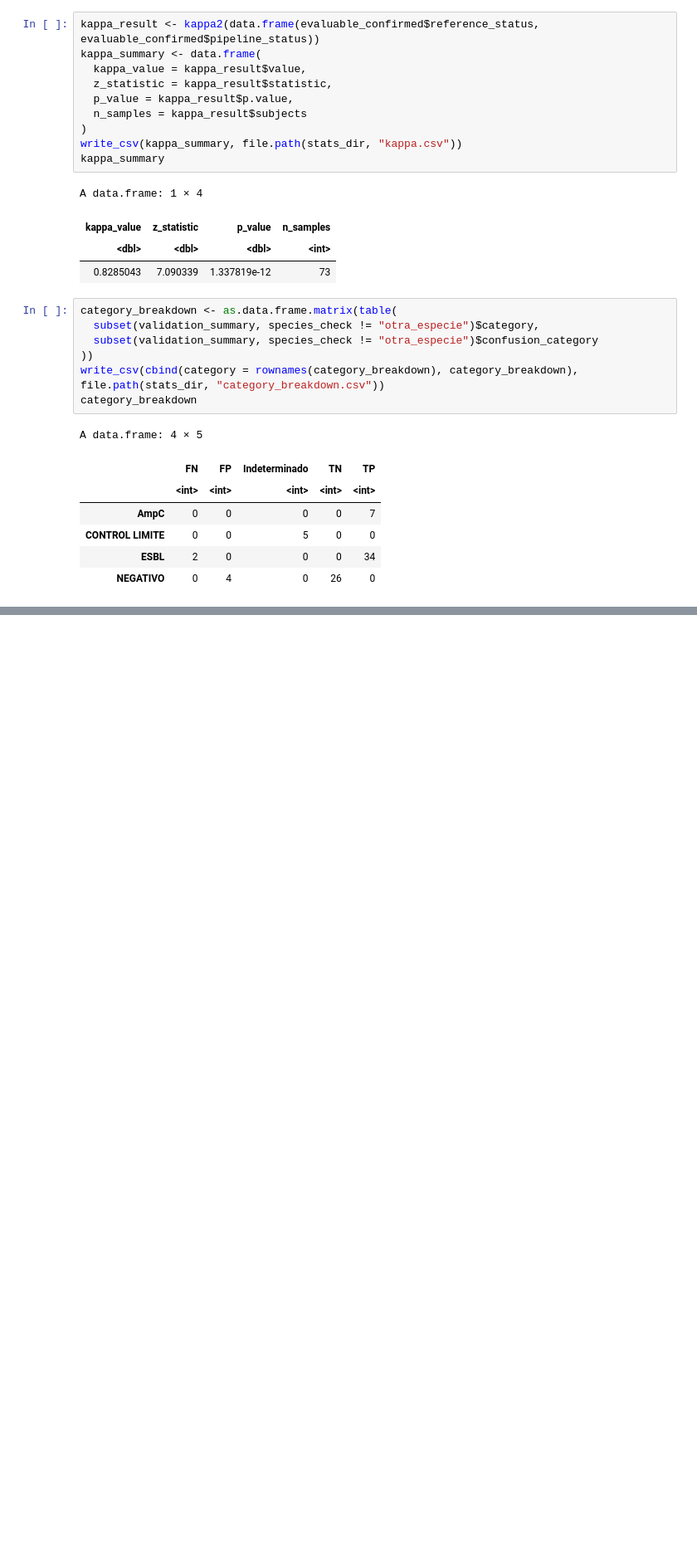
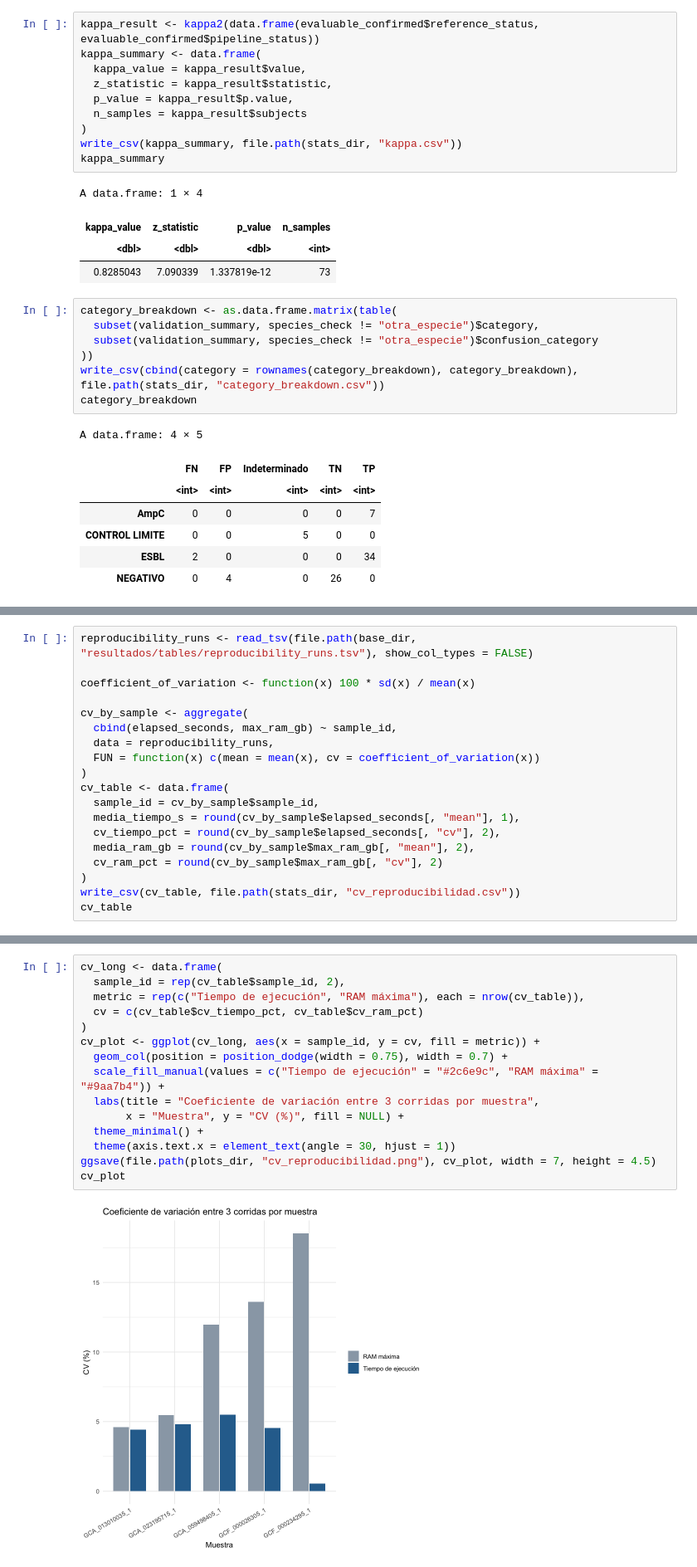
Before and after one commit to angeldmar/Pipeline-Resistencia-Cefalosporinas, a Jupyter notebook: validacion_estadistica/notebooks/validacion_estadistica.ipynb, the cells around one changed output, grey strips where cells are left out. Shown at 83% size. Saved outputs shown, nothing was run; the diff lists cells and outputs as text; blank space fills up the shorter version.

```diff
--- a/validacion_estadistica/notebooks/validacion_estadistica.ipynb
+++ b/validacion_estadistica/notebooks/validacion_estadistica.ipynb
@@ -282,0 +287,19 @@ A data.frame: 4 × 5
+# %%
+reproducibility_runs <- read_tsv(file.path(base_dir, "resultados/tables/reproducibility_runs.tsv"), show_col_types = FALSE)
+
+coefficient_of_variation <- function(x) 100 * sd(x) / mean(x)
+
+cv_by_sample <- aggregate(
+  cbind(elapsed_seconds, max_ram_gb) ~ sample_id,
+  data = reproducibility_runs,
+  FUN = function(x) c(mean = mean(x), cv = coefficient_of_variation(x))
+)
+cv_table <- data.frame(
+  sample_id = cv_by_sample$sample_id,
+  media_tiempo_s = round(cv_by_sample$elapsed_seconds[, "mean"], 1),
+  cv_tiempo_pct = round(cv_by_sample$elapsed_seconds[, "cv"], 2),
+  media_ram_gb = round(cv_by_sample$max_ram_gb[, "mean"], 2),
+  cv_ram_pct = round(cv_by_sample$max_ram_gb[, "cv"], 2)
+)
+write_csv(cv_table, file.path(stats_dir, "cv_reproducibilidad.csv"))
+cv_table
@@ -283,3 +315,20 @@ A data.frame: 4 × 5
+# %%
+cv_long <- data.frame(
+  sample_id = rep(cv_table$sample_id, 2),
+  metric = rep(c("Tiempo de ejecución", "RAM máxima"), each = nrow(cv_table)),
+  cv = c(cv_table$cv_tiempo_pct, cv_table$cv_ram_pct)
+)
+cv_plot <- ggplot(cv_long, aes(x = sample_id, y = cv, fill = metric)) +
+  geom_col(position = position_dodge(width = 0.75), width = 0.7) +
+  scale_fill_manual(values = c("Tiempo de ejecución" = "#2c6e9c", "RAM máxima" = "#9aa7b4")) +
+  labs(title = "Coeficiente de variación entre 3 corridas por muestra",
+       x = "Muestra", y = "CV (%)", fill = NULL) +
+  theme_minimal() +
+  theme(axis.text.x = element_text(angle = 30, hjust = 1))
+ggsave(file.path(plots_dir, "cv_reproducibilidad.png"), cv_plot, width = 7, height = 4.5)
+cv_plot
+# %% [output]
+[figure, added]
 # %% [markdown]
 ### Interpretación
 
```
Also changed, not shown: parts of 3 cells of this notebook, 3 other files.
